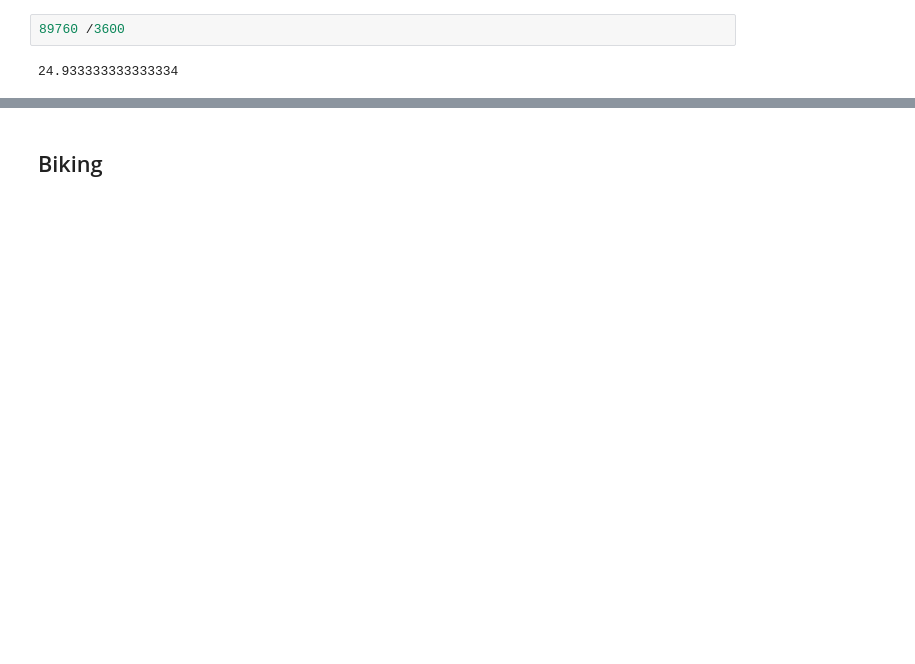
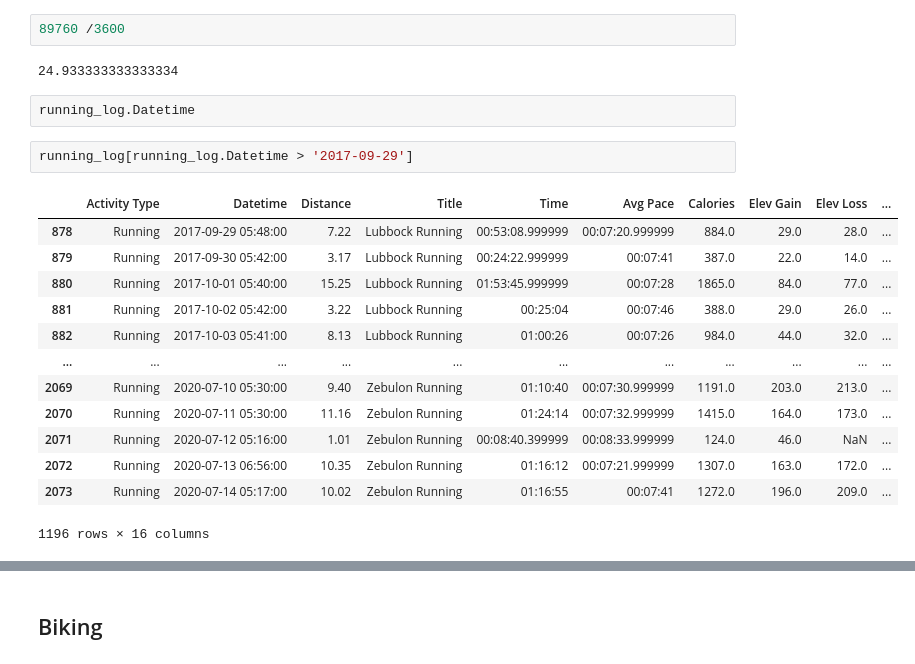
Before and after one commit to lilfetz22/Running_data, a Jupyter notebook: Running_Log.ipynb, the cells around one changed output, grey strips where cells are left out. Saved outputs shown, nothing was run; the diff lists cells and outputs as text; blank space fills up the shorter version.

```diff
--- a/Running_Log.ipynb
+++ b/Running_Log.ipynb
@@ -1814,3 +1814,21 @@ d.total_seconds()
 89760 /3600
 # %% [output]
 24.933333333333334
+# %%
+running_log.Datetime
+# %%
+running_log[running_log.Datetime > '2017-09-29']
+# %% [output]
+|  | Activity Type | Datetime | Distance | Title | Time | Avg Pace | Calories | Elev Gain | Elev Loss | ... |
+| 878 | Running | 2017-09-29 05:48:00 | 7.22 | Lubbock Running | 00:53:08.999999 | 00:07:20.999999 | 884.0 | 29.0 | 28.0 | ... |
+| 879 | Running | 2017-09-30 05:42:00 | 3.17 | Lubbock Running | 00:24:22.999999 | 00:07:41 | 387.0 | 22.0 | 14.0 | ... |
+| 880 | Running | 2017-10-01 05:40:00 | 15.25 | Lubbock Running | 01:53:45.999999 | 00:07:28 | 1865.0 | 84.0 | 77.0 | ... |
+| 881 | Running | 2017-10-02 05:42:00 | 3.22 | Lubbock Running | 00:25:04 | 00:07:46 | 388.0 | 29.0 | 26.0 | ... |
+| 882 | Running | 2017-10-03 05:41:00 | 8.13 | Lubbock Running | 01:00:26 | 00:07:26 | 984.0 | 44.0 | 32.0 | ... |
+| ... | ... | ... | ... | ... | ... | ... | ... | ... | ... | ... |
+| 2069 | Running | 2020-07-10 05:30:00 | 9.40 | Zebulon Running | 01:10:40 | 00:07:30.999999 | 1191.0 | 203.0 | 213.0 | ... |
+| 2070 | Running | 2020-07-11 05:30:00 | 11.16 | Zebulon Running | 01:24:14 | 00:07:32.999999 | 1415.0 | 164.0 | 173.0 | ... |
+| 2071 | Running | 2020-07-12 05:16:00 | 1.01 | Zebulon Running | 00:08:40.399999 | 00:08:33.999999 | 124.0 | 46.0 | NaN | ... |
+| 2072 | Running | 2020-07-13 06:56:00 | 10.35 | Zebulon Running | 01:16:12 | 00:07:21.999999 | 1307.0 | 163.0 | 172.0 | ... |
+| 2073 | Running | 2020-07-14 05:17:00 | 10.02 | Zebulon Running | 01:16:55 | 00:07:41 | 1272.0 | 196.0 | 209.0 | ... |
+1196 rows × 16 columns
```
Also changed, not shown: parts of 9 cells of this notebook.
